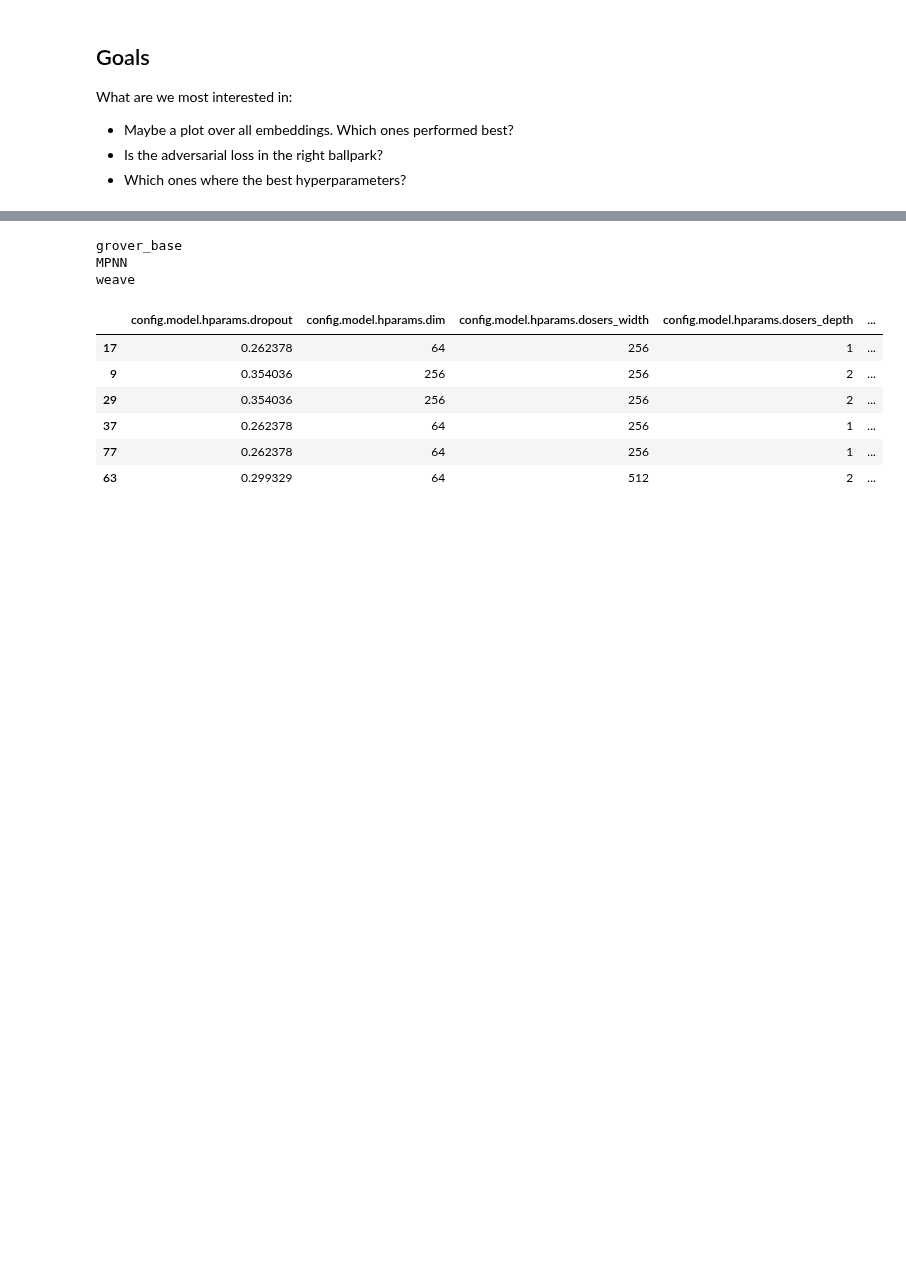
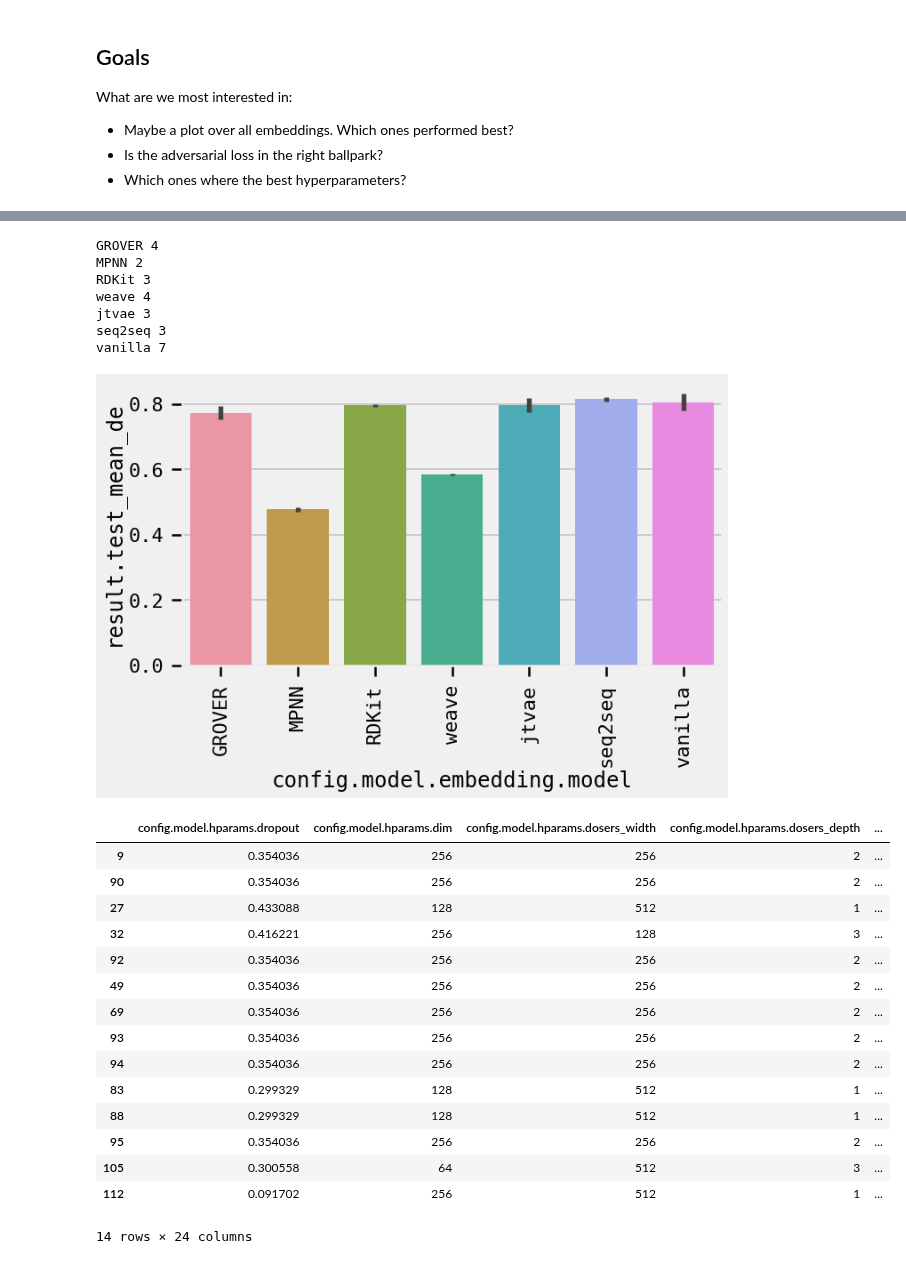
Before and after one commit to theislab/chemCPA, a Jupyter notebook: simon/plot_sweep_results.ipynb, the cells around one changed output, grey strips where cells are left out. Saved outputs shown, nothing was run; the diff lists cells and outputs as text; code cells hidden in the pictures; blank space fills up the shorter version.

```diff
--- a/simon/plot_sweep_results.ipynb
+++ b/simon/plot_sweep_results.ipynb
@@ -72,6 +78,7 @@ sweeped_cols = [
 # percentage of training runs that resulted in NaNs
 import math
 
+results["config.model.embedding.model"] = results["config.model.embedding.model"].fillna("vanilla")
 nan_results = results[results["result.loss_reconstruction"].apply(lambda x: math.isnan(sum(x)))]
 results_clean = results[~results["result.loss_reconstruction"].apply(lambda x: math.isnan(sum(x)))].copy()
 print(len(nan_results) / len(results))
@@ -96,13 +106,21 @@ What are we most interested in:
 - Is the adversarial loss in the right ballpark?
 - Which ones where the best hyperparameters?
 # %%
+# rename for cleanliness
+results_clean["config.model.embedding.model"] = results_clean["config.model.embedding.model"].replace("grover_base",
+                                                                                                      "GROVER")
+results_clean["config.model.embedding.model"] = results_clean["config.model.embedding.model"].replace("rdkit", "RDKit")
+
+# calculate some stats
 results_clean["result.val_agg_mean"] = results_clean["result.test"].apply(lambda x: sum(x[0]) / len(x[0]))
-results_clean["result.val_mean_de"] = results_clean["result.test"].apply(lambda x:x[0][1])
+results_clean["result.val_agg_mean"] = results_clean["result.test"].apply(lambda x: sum(x[0]) / len(x[0]))
+results_clean["result.val_mean_de"] = results_clean["result.test"].apply(lambda x: x[0][1])
 results_clean["result.test_agg_mean"] = results_clean["result.ood"].apply(lambda x: sum(x[0]) / len(x[0]))
-results_clean["result.test_mean_de"] = results_clean["result.ood"].apply(lambda x:x[0][1])
+results_clean["result.test_mean_de"] = results_clean["result.ood"].apply(lambda x: x[0][1])
 results_clean["result.training_agg_mean"] = results_clean["result.training"].apply(lambda x: sum(x[0]) / len(x[0]))
-results_clean["result.training_mean_de"] = results_clean["result.training"].apply(lambda x:x[0][1])
-results_clean["result.perturbation disentanglement"] = results_clean["result.perturbation disentanglement"].apply(lambda x: x[0])
+results_clean["result.training_mean_de"] = results_clean["result.training"].apply(lambda x: x[0][1])
+results_clean["result.perturbation disentanglement"] = results_clean["result.perturbation disentanglement"].apply(
+    lambda x: x[0])
 results_clean
 # %% [output]
 |  | _id | config_hash | seml.executable | seml.name | seml.output_dir | seml.conda_environment | ... |
@@ -152,21 +168,44 @@ for y in ("result.training_agg_mean", "result.test_agg_mean", "result.ood_agg_me
 # %%
-best_3 = []
+best = []
 for embedding in list(results_clean["config.model.embedding.model"].unique()):
-    print(embedding)
-    df = results_clean[results_clean["config.model.embedding.model"] == embedding]
-    best_3.append(
-        df.sort_values(by="result.ood_agg_mean", ascending=False)[["config." + col for col in sweeped_cols]].head(2))
+    df = results_clean[(results_clean["config.model.embedding.model"] == embedding) &
+                       # (results_clean["config.model.hparams.dim"] == 64) &
+                       (results_clean["result.perturbation disentanglement"] < 0.10)]
+    print(embedding, len(df))
+    best.append(df.sort_values(by="result.val_mean_de", ascending=False).head(2))
 
-best_3 = pd.concat(best_3)
-best_3
+best = pd.concat(best)
+fig = plt.figure()
+ax = sn.barplot(data=best,
+                x="config.model.embedding.model", y="result.test_mean_de")
+ax.set_xticklabels(ax.get_xticklabels(), rotation=90)
+plt.tight_layout()
+plt.show()
+
+best[["config." + col for col in sweeped_cols] +
+     ["result.perturbation disentanglement", "result.test_mean_de"]]
 # %% [output]
-grover_base
-MPNN
-weave
+GROVER 4
+MPNN 2
+RDKit 3
+weave 4
+jtvae 3
+seq2seq 3
+vanilla 7
+[figure, added]
 |  | config.model.hparams.dropout | config.model.hparams.dim | config.model.hparams.dosers_width | config.model.hparams.dosers_depth | ... |
-| 17 | 0.262378 | 64 | 256 | 1 | ... |
 | 9 | 0.354036 | 256 | 256 | 2 | ... |
-| 29 | 0.354036 | 256 | 256 | 2 | ... |
-| 37 | 0.262378 | 64 | 256 | 1 | ... |
-| 77 | 0.262378 | 64 | 256 | 1 | ... |
-| 63 | 0.299329 | 64 | 512 | 2 | ... |
+| 90 | 0.354036 | 256 | 256 | 2 | ... |
+| 27 | 0.433088 | 128 | 512 | 1 | ... |
+| 32 | 0.416221 | 256 | 128 | 3 | ... |
+| 92 | 0.354036 | 256 | 256 | 2 | ... |
+| 49 | 0.354036 | 256 | 256 | 2 | ... |
+| 69 | 0.354036 | 256 | 256 | 2 | ... |
+| 93 | 0.354036 | 256 | 256 | 2 | ... |
+| 94 | 0.354036 | 256 | 256 | 2 | ... |
+| 83 | 0.299329 | 128 | 512 | 1 | ... |
+| 88 | 0.299329 | 128 | 512 | 1 | ... |
+| 95 | 0.354036 | 256 | 256 | 2 | ... |
+| 105 | 0.300558 | 64 | 512 | 3 | ... |
+| 112 | 0.091702 | 256 | 512 | 1 | ... |
+14 rows × 24 columns
```
Also changed, not shown: parts of 27 cells of this notebook, 9 other files.
